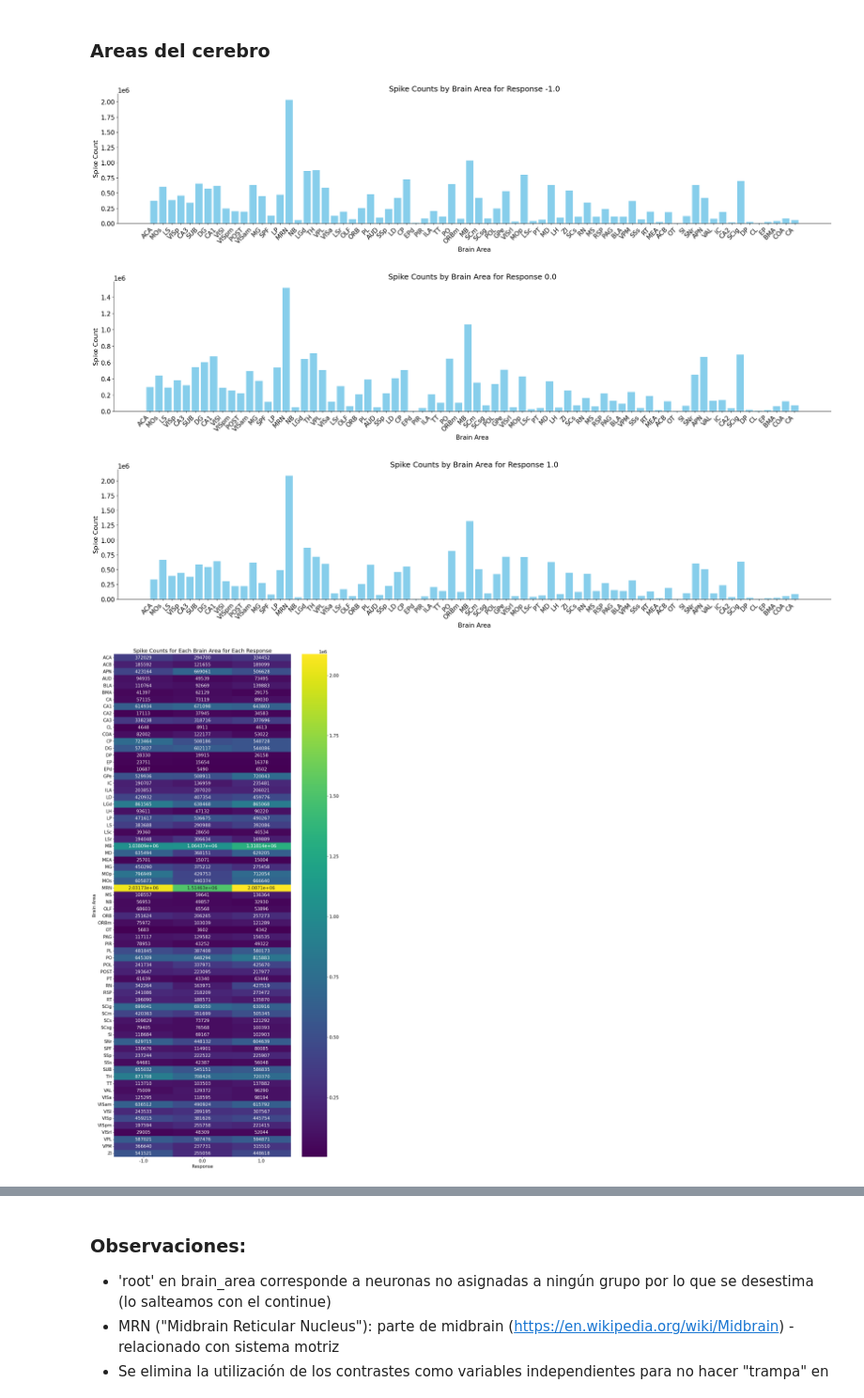
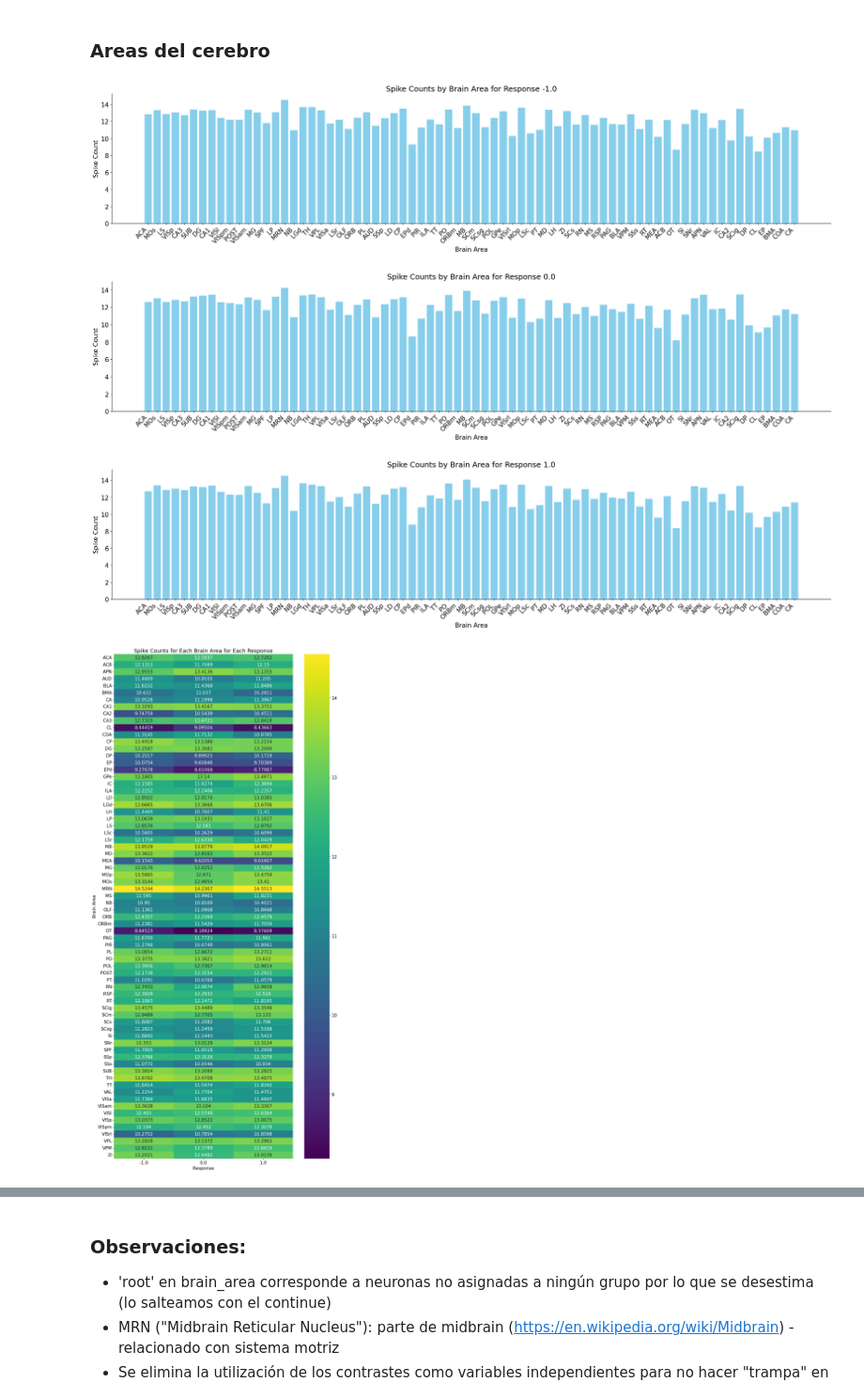
Before and after one commit to ImNotGone/NC-Final, a Jupyter notebook: TP_NC_Final_Bosetti_Martone.ipynb, the cells around one changed output, grey strips where cells are left out. Shown at 94% size. Cells and saved outputs as stored; diff of their text form; code cells hidden in the pictures.

```diff
--- a/TP_NC_Final_Bosetti_Martone.ipynb
+++ b/TP_NC_Final_Bosetti_Martone.ipynb
@@ -292,39 +293,39 @@ for session in alldat:
                 response_area_spike_counts[key][inner_key] = 0
 
             response_area_spike_counts[key][inner_key] += aux[key][inner_key]
 
 # Bar plots
 for response in response_area_spike_counts:
     areas = list(response_area_spike_counts[response].keys())
-    spike_count = [response_area_spike_counts[response][area] for area in areas]
+    spike_count = [math.log(response_area_spike_counts[response][area]) for area in areas]
 
     plt.figure(figsize=(25, 6))
     plt.bar(areas, spike_count, color='skyblue')
     plt.xlabel('Brain Area')
     plt.ylabel('Spike Count')
     plt.title(f'Spike Counts by Brain Area for Response {response}')
     plt.xticks(rotation=45, ha="right")
     plt.tight_layout()
     plt.show()
 
 # Heatmap
 data = []
 for response, areas in response_area_spike_counts.items():
     for area, spike_count in areas.items():
-        data.append({'Response': response, 'Brain Area': area, 'Spike Count': spike_count})
+        data.append({'Response': response, 'Brain Area': area, 'Spike Count': math.log(spike_count)})
 df = pd.DataFrame(data)
 
 pivot_df = df.pivot(index="Brain Area", columns="Response", values="Spike Count")
 
 plt.figure(figsize=(12, 25))
 sns.heatmap(pivot_df, annot=True, cmap="viridis", fmt="g")
 plt.title('Spike Counts for Each Brain Area for Each Response')
 plt.show()
 # %% [output]
-[figure, old version]
+[figure, new version]
-[figure, old version]
+[figure, new version]
-[figure, old version]
+[figure, new version]
-[figure, old version]
+[figure, new version]
 # %%
 # Paso 1: Calcular la media de disparos por área y por respuesta
 mean_spike_counts = {}
```
Also changed, not shown: parts of 3 cells of this notebook.
